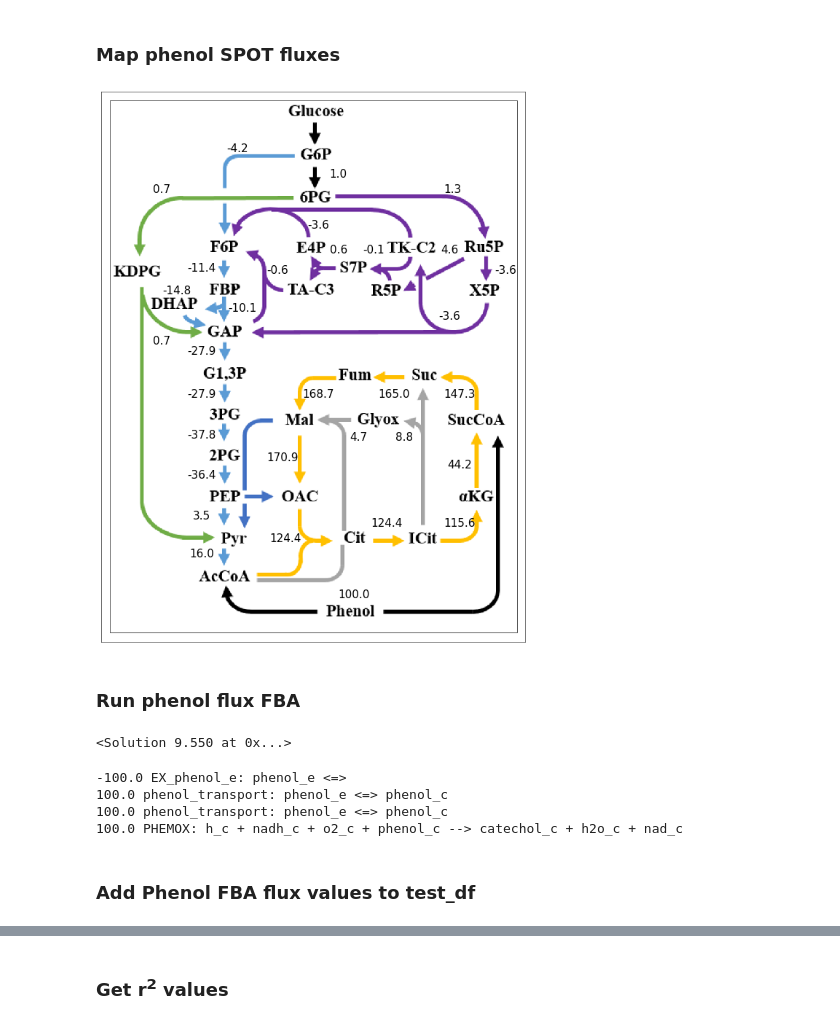
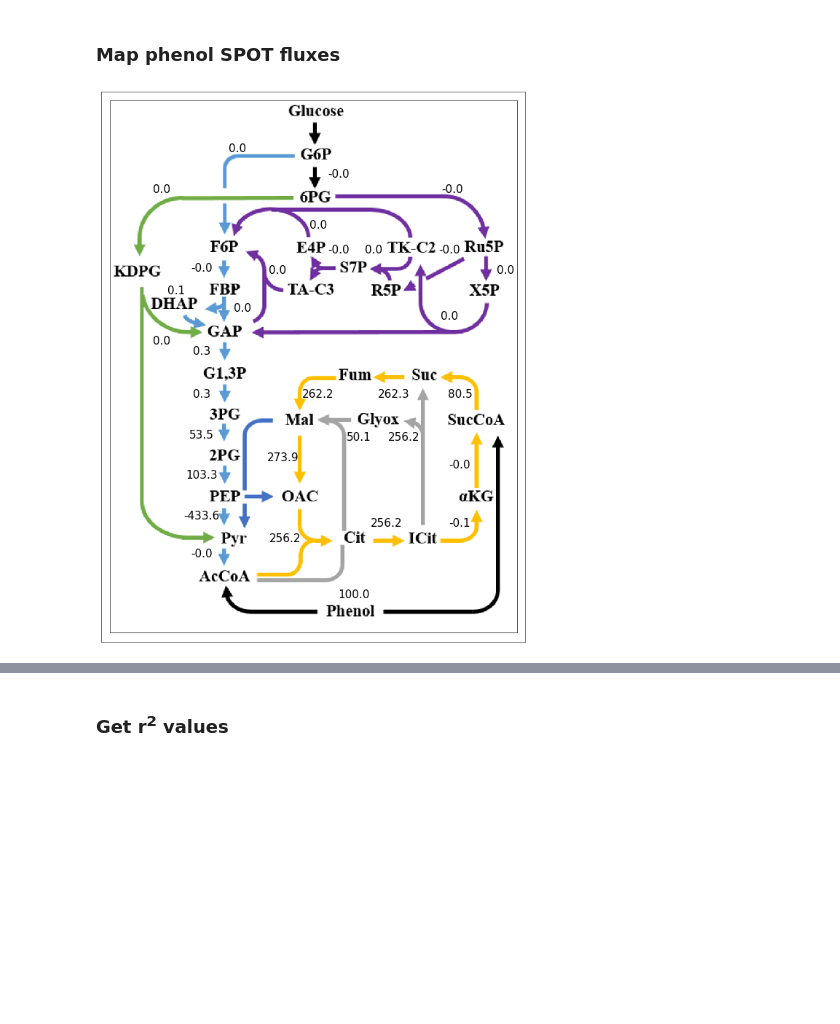
Before and after one commit to LBLQMM/RhodococcusGSM, a Jupyter notebook: Biodesign_gr/notebooks/J_SPOT_HensonPhenolData.ipynb, the cells around one changed output, grey strips where cells are left out. Cells and saved outputs as stored; diff of their text form; code cells hidden in the pictures; blank space fills up the shorter version.

```diff
--- a/Biodesign_gr/notebooks/J_SPOT_HensonPhenolData.ipynb
+++ b/Biodesign_gr/notebooks/J_SPOT_HensonPhenolData.ipynb
@@ -451,2 +379,2 @@ Unbounded FBA solution 0.2357789548122888
 # %%
-obspred_fluxesnew = addpredfluxes_to13cdf(obspred_fluxes, spotsoldf, spotsolstddf, 'phenol', 'SPOT')
+obspred_fluxes = add_pred_fluxes_to_13c_df(phenol_fluxes, spotsoldf, spotsolstddf, 'phenol', 'SPOT', 'WT')
@@ -487,6 +475,6 @@ scatterplotcomp_obs_vs_pred_withstd(obspred_fluxesnew, substrate='phenol', metho
 # %% [markdown]
 ##### **PVHG**
 # %%
-spotsol_PVHG, spotsol_std_PVHG = spotpredthreereps(model, df_Trans, 'PVHG-P-R1', 'PVHG-P-R2','PVHG-P-R3', 'phenol', 100, '0.5 g/l phenol as carbon source')
+spotsol_PVHG, spotsol_std_PVHG = spot_pred_for_three_reps(model, df_Trans, 'PVHG-P-R1', 'PVHG-P-R2','PVHG-P-R3', 'phenol')
 # %% [output]
 <cplex.Cplex at 0x...>
@@ -608,4 +596,4 @@ spotsolstddf_PVHG = pd.DataFrame(spotsol_std_PVHG, columns=['stds'])
 # %% [markdown]
 ##### **Add Phenol PVHG EFLUX2 and SPOT flux values to phenol fluxes dataframe**
 # %%
-obspred_fluxesnew2 = addpredfluxes_to13cdf(obspred_fluxes, spotsoldf_PVHG, spotsolstddf_PVHG, 'phenol', 'SPOT')
+obspred_fluxes = add_pred_fluxes_to_13c_df(obspred_fluxes, spotsoldf_PVHG, spotsolstddf_PVHG, 'phenol', 'SPOT', 'WT')
@@ -646,37 +630,36 @@ scatterplotcomp_obs_vs_pred_withstd(obspred_fluxesnew2, substrate='phenol', meth
 # %% [markdown]
 ### Map phenol SPOT fluxes
+# %%
+def map_flux_results(data_df, flux_column):
+    fig, ax = plt.subplots(figsize=(15, 20), dpi=50)
+    xy = (0.5, 0.5)
+    arr_img = plt.imread('./unlabeled_flux_map.png')
+    imagebox = OffsetImage(arr_img)
+    imagebox.image.axes = ax
+    ab = AnnotationBbox(imagebox, xy)
+    ax.add_artist(ab)
+
+    for _, row in data_df.iterrows():
+        if pd.isnull(row['Location on map'])!=True:
+            location =  row['Location on map'].replace('(', '').replace(')', '')
+            location_list = location.split(',')
+            location_tuple = tuple((int(location_list[0]), int(location_list[1])))
+
+            offsetbox = TextArea(f'{row[flux_column]:.1f}',textprops=dict(fontsize=22))
+            ab = AnnotationBbox(offsetbox, xy,
+                                xybox=location_tuple,
+                                xycoords='data',
+                                boxcoords="offset points",
+                                frameon=False)
+            ax.add_artist(ab)
+    # Fix the display limits to see everything
+    ax.set_xlim(0, 1)
+    ax.set_ylim(0, 1)
+    ax.set_xticks([])
+    ax.set_yticks([])
+
+    plt.show()
 # %%
-map_flux_results(obspred_fluxes, 'SPOT Value')
+map_flux_results(obspred_fluxes, 'SPOT WT Value')
 # %% [output]
-[figure, old version]
+[figure, new version]
-# %% [markdown]
-### Run phenol flux FBA
-# %%
-with model:
-    model.objective = 'Growth_Phenol'
-    mediumphe = model.medium
-
-    # This is to prevent medium components other than phenol from being growth limitations
-    mediumphe = {key:1000 for (key,value) in model.medium.items()}
-
-    mediumphe["EX_glc__D_e"] = 0.0
-    mediumphe["EX_phenol_e"] = 100.0
-
-    model.medium = mediumphe
-    solutionphe = model.optimize()
-
-print(solutionphe)
-# %% [output]
-<Solution 9.550 at 0x...>
-# %%
-for r in model.metabolites.get_by_id('phenol_e').reactions:
-    print(solutionphe.fluxes[r.id], r)
-for r in model.metabolites.get_by_id('phenol_c').reactions:
-    print(solutionphe.fluxes[r.id], r)
-# %% [output]
--100.0 EX_phenol_e: phenol_e <=>
-100.0 phenol_transport: phenol_e <=> phenol_c
-100.0 phenol_transport: phenol_e <=> phenol_c
-100.0 PHEMOX: h_c + nadh_c + o2_c + phenol_c --> catechol_c + h2o_c + nad_c
-# %% [markdown]
-### Add Phenol FBA flux values to test_df
```
Also changed, not shown: parts of 86 cells of this notebook, 2 other files.
